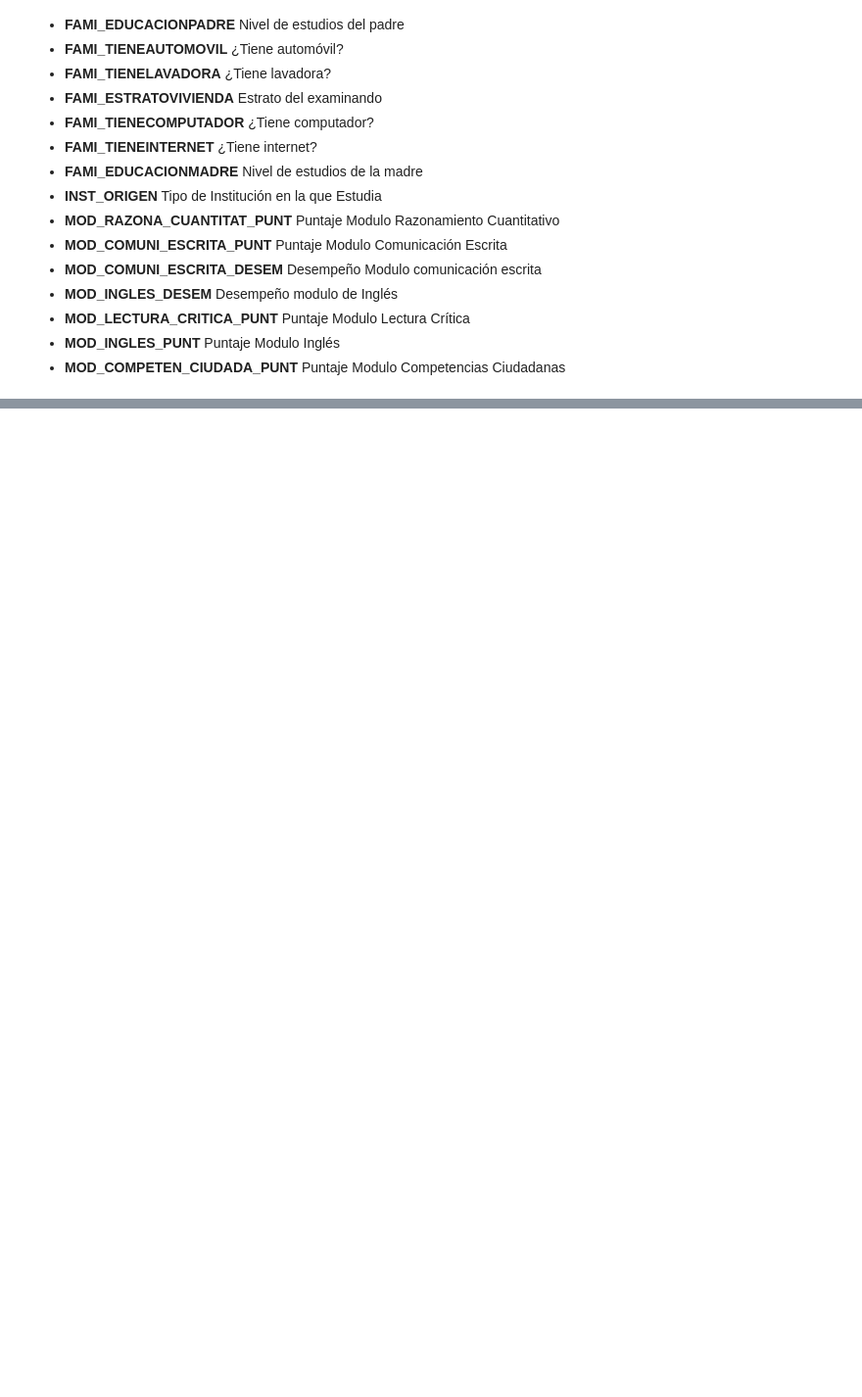
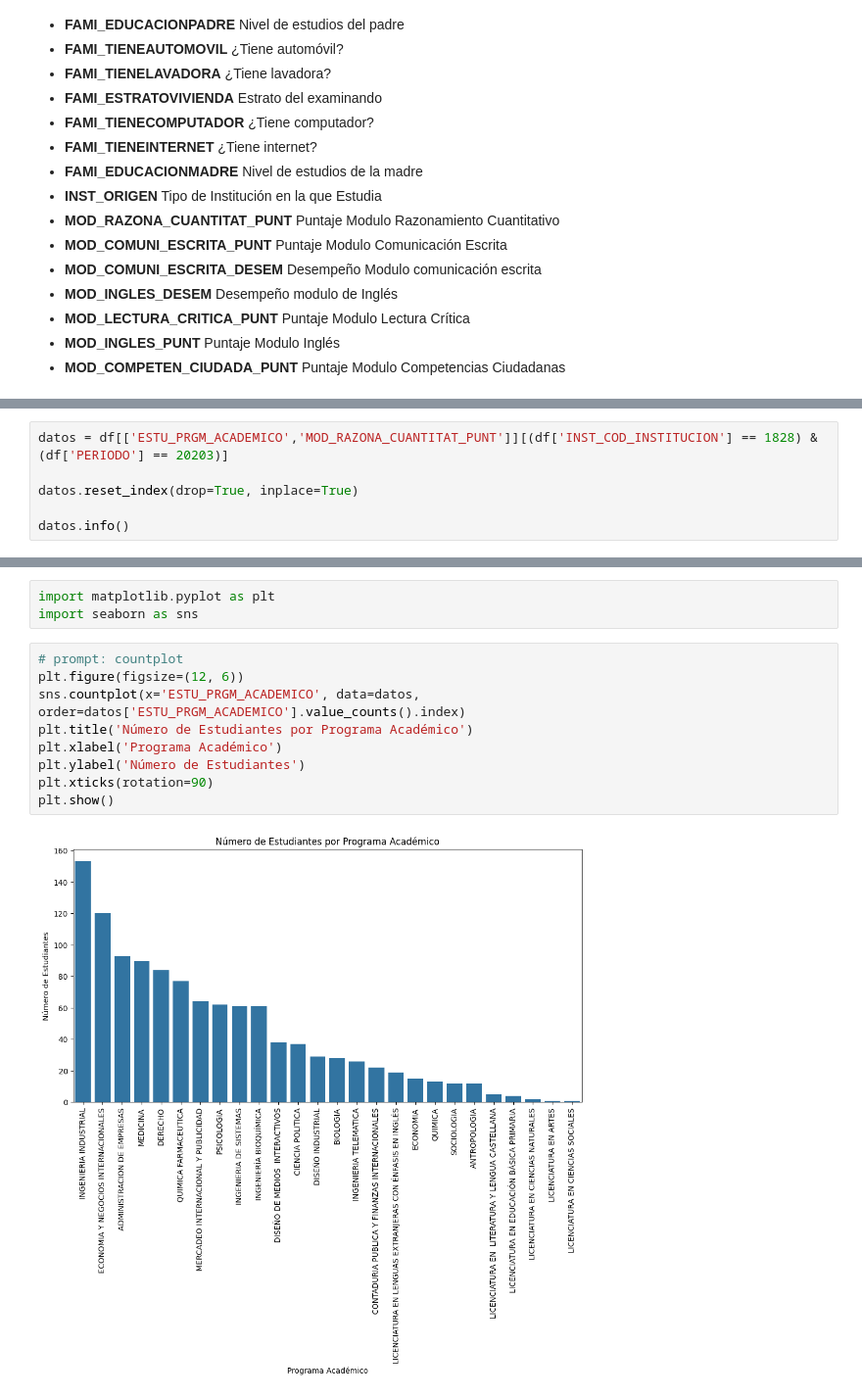
Before and after one commit to jhyela/pregunta-SMART, a Jupyter notebook: analisis_univariado.ipynb, the cells around one changed output, grey strips where cells are left out. Shown at 98% size. Drawn from its saved outputs; the diff is of its cells as text; blank space fills up the shorter version.

```diff
--- a/analisis_univariado.ipynb
+++ b/analisis_univariado.ipynb
@@ -89,0 +85,6 @@ datos.describe()
+# %%
+datos = df[['ESTU_PRGM_ACADEMICO','MOD_RAZONA_CUANTITAT_PUNT']][(df['INST_COD_INSTITUCION'] == 1828) & (df['PERIODO'] == 20203)]
+
+datos.reset_index(drop=True, inplace=True)
+
+datos.info()
@@ -89,0 +136,14 @@ datos.describe()
+# %%
+import matplotlib.pyplot as plt
+import seaborn as sns
+# %%
+# prompt: countplot
+plt.figure(figsize=(12, 6))
+sns.countplot(x='ESTU_PRGM_ACADEMICO', data=datos, order=datos['ESTU_PRGM_ACADEMICO'].value_counts().index)
+plt.title('Número de Estudiantes por Programa Académico')
+plt.xlabel('Programa Académico')
+plt.ylabel('Número de Estudiantes')
+plt.xticks(rotation=90)
+plt.show()
+# %% [output]
+[figure, added]
```
Also changed, not shown: parts of 21 cells of this notebook.
